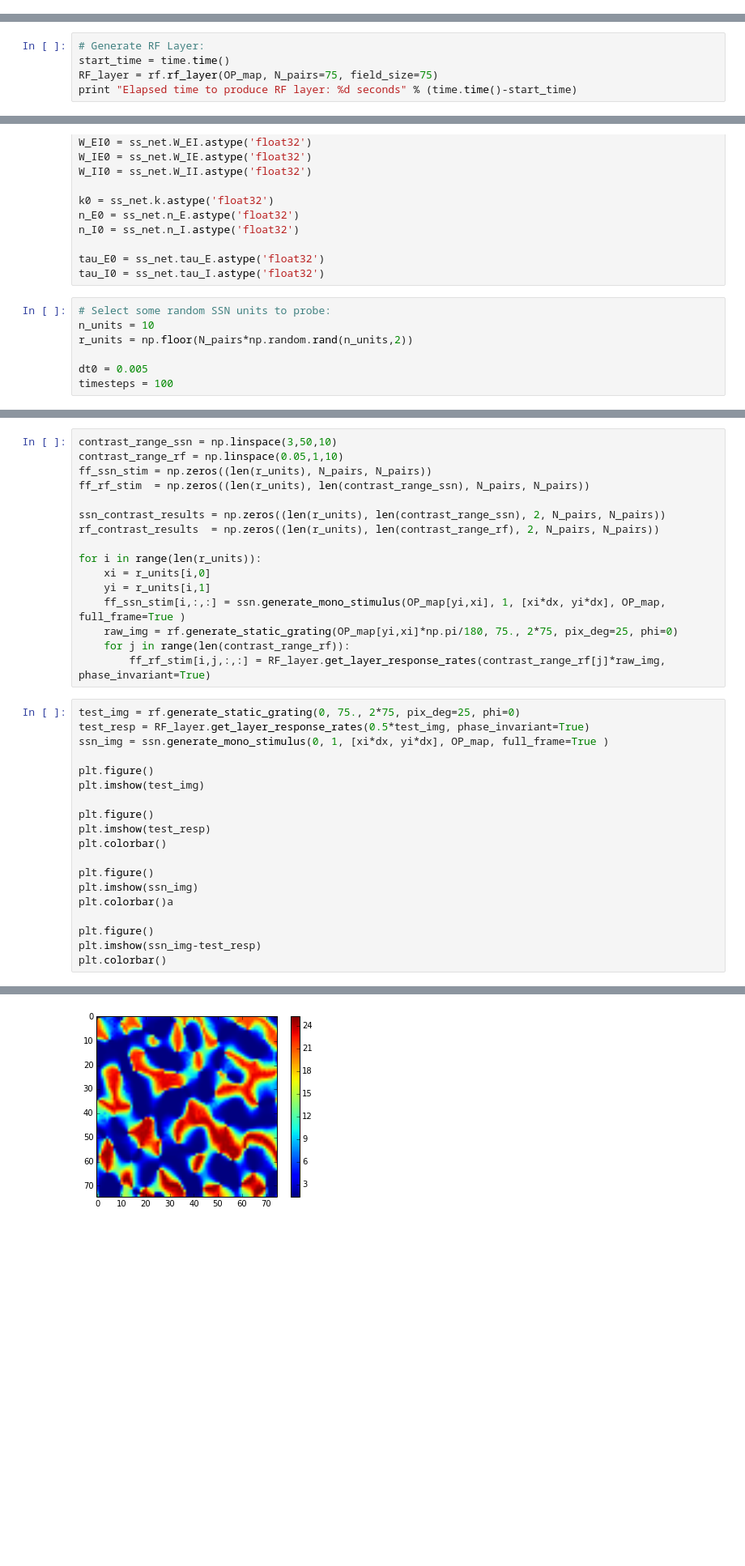
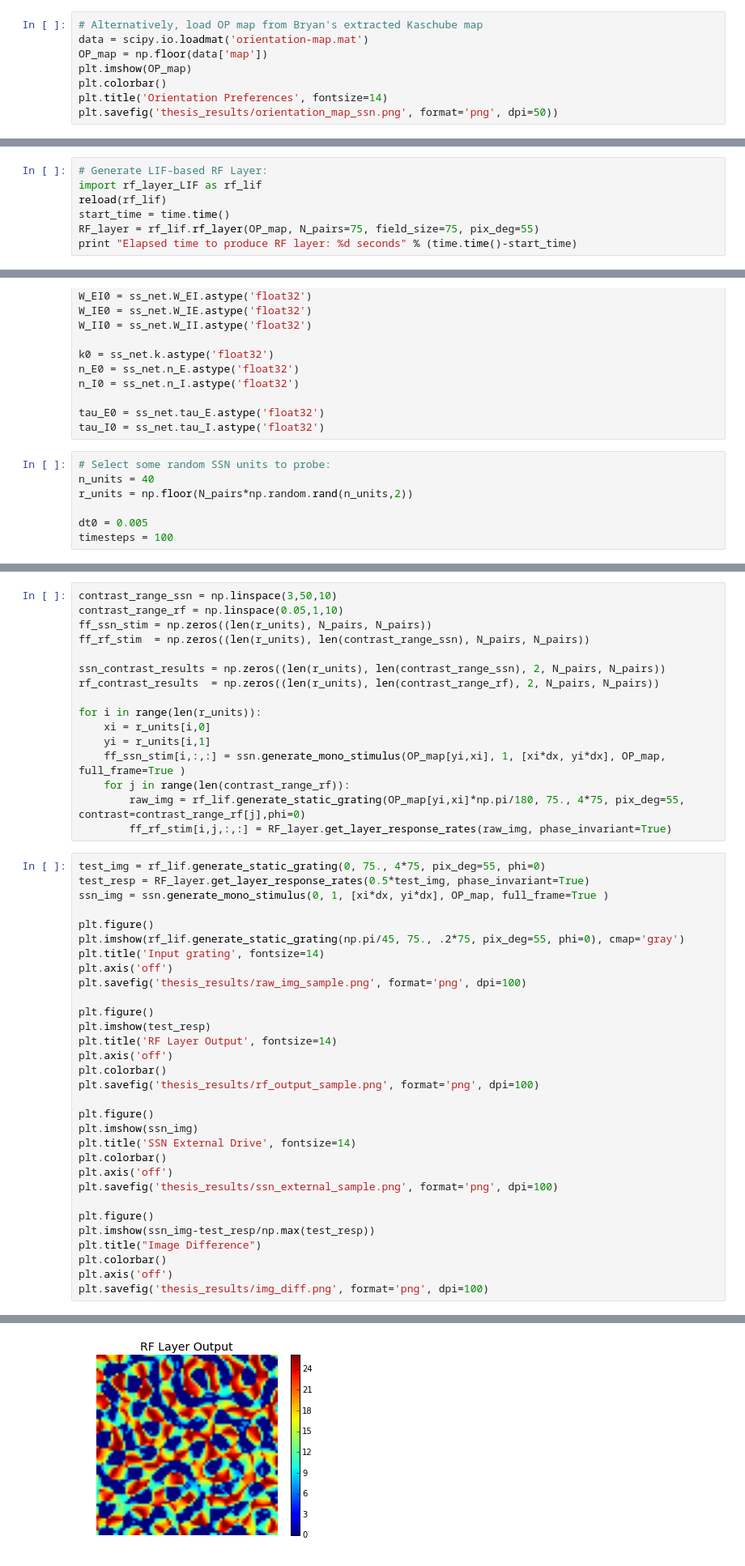
Before and after one commit to benselby/v1_modelling, a Jupyter notebook: mechanistic/integrated_model.ipynb, the cells around one changed output, grey strips where cells are left out. Shown at 81% size. Saved outputs shown, nothing was run; the diff lists cells and outputs as text; blank space fills up the shorter version.

Commit message:
Expanded integrated model to include a number of SSN experiments and results, as well as some SSN verification experiments. Also fixed a bug in get_layer_response of flipped x-y index

```diff
--- a/mechanistic/integrated_model.ipynb
+++ b/mechanistic/integrated_model.ipynb
@@ -74,3 +73,11 @@ OD_map = OD_map_full[-75:,-75:]
 OP_map = np.floor(OP_map_full[-75:,-75:])
 # %% [output]
 Elapsed time to load maps: 0 seconds
+# %%
+# Alternatively, load OP map from Bryan's extracted Kaschube map
+data = scipy.io.loadmat('orientation-map.mat')
+OP_map = np.floor(data['map'])
+plt.imshow(OP_map)
+plt.colorbar()
+plt.title('Orientation Preferences', fontsize=14)
+plt.savefig('thesis_results/orientation_map_ssn.png', format='png', dpi=50))
@@ -77,5 +87,7 @@ Elapsed time to load maps: 0 seconds
 # %%
-# Generate RF Layer:
+# Generate LIF-based RF Layer:
+import rf_layer_LIF as rf_lif
+reload(rf_lif)
 start_time = time.time()
-RF_layer = rf.rf_layer(OP_map, N_pairs=75, field_size=75)
+RF_layer = rf_lif.rf_layer(OP_map, N_pairs=75, field_size=75, pix_deg=55)
 print "Elapsed time to produce RF layer: %d seconds" % (time.time()-start_time)
@@ -105,7 +115,7 @@ tau_E0 = ss_net.tau_E.astype('float32')
 tau_I0 = ss_net.tau_I.astype('float32')
 # %%
 # Select some random SSN units to probe:
-n_units = 10
+n_units = 40
 r_units = np.floor(N_pairs*np.random.rand(n_units,2))
 
 dt0 = 0.005
@@ -123,26 +140,38 @@ for i in range(len(r_units)):
     xi = r_units[i,0]
     yi = r_units[i,1]
     ff_ssn_stim[i,:,:] = ssn.generate_mono_stimulus(OP_map[yi,xi], 1, [xi*dx, yi*dx], OP_map, full_frame=True )
-    raw_img = rf.generate_static_grating(OP_map[yi,xi]*np.pi/180, 75., 2*75, pix_deg=25, phi=0)
     for j in range(len(contrast_range_rf)):
-        ff_rf_stim[i,j,:,:] = RF_layer.get_layer_response_rates(contrast_range_rf[j]*raw_img, phase_invariant=True)
+        raw_img = rf_lif.generate_static_grating(OP_map[yi,xi]*np.pi/180, 75., 4*75, pix_deg=55, contrast=contrast_range_rf[j],phi=0)
+        ff_rf_stim[i,j,:,:] = RF_layer.get_layer_response_rates(raw_img, phase_invariant=True)
 # %%
-test_img = rf.generate_static_grating(0, 75., 2*75, pix_deg=25, phi=0)
+test_img = rf_lif.generate_static_grating(0, 75., 4*75, pix_deg=55, phi=0)
 test_resp = RF_layer.get_layer_response_rates(0.5*test_img, phase_invariant=True)
 ssn_img = ssn.generate_mono_stimulus(0, 1, [xi*dx, yi*dx], OP_map, full_frame=True )
 
 plt.figure()
-plt.imshow(test_img)
+plt.imshow(rf_lif.generate_static_grating(np.pi/45, 75., .2*75, pix_deg=55, phi=0), cmap='gray')
+plt.title('Input grating', fontsize=14)
+plt.axis('off')
+plt.savefig('thesis_results/raw_img_sample.png', format='png', dpi=100)
 
 plt.figure()
 plt.imshow(test_resp)
+plt.title('RF Layer Output', fontsize=14)
+plt.axis('off')
 plt.colorbar()
+plt.savefig('thesis_results/rf_output_sample.png', format='png', dpi=100)
 
 plt.figure()
 plt.imshow(ssn_img)
-plt.colorbar()a
+plt.title('SSN External Drive', fontsize=14)
+plt.colorbar()
+plt.axis('off')
+plt.savefig('thesis_results/ssn_external_sample.png', format='png', dpi=100)
 
 plt.figure()
-plt.imshow(ssn_img-test_resp)
+plt.imshow(ssn_img-test_resp/np.max(test_resp))
+plt.title("Image Difference")
 plt.colorbar()
+plt.axis('off')
+plt.savefig('thesis_results/img_diff.png', format='png', dpi=100)
 # %% [output]
@@ -151 +179 @@ plt.colorbar()
-[figure, old version]
+[figure, new version]
```
Also changed, not shown: parts of 41 cells of this notebook, 1 other file.
